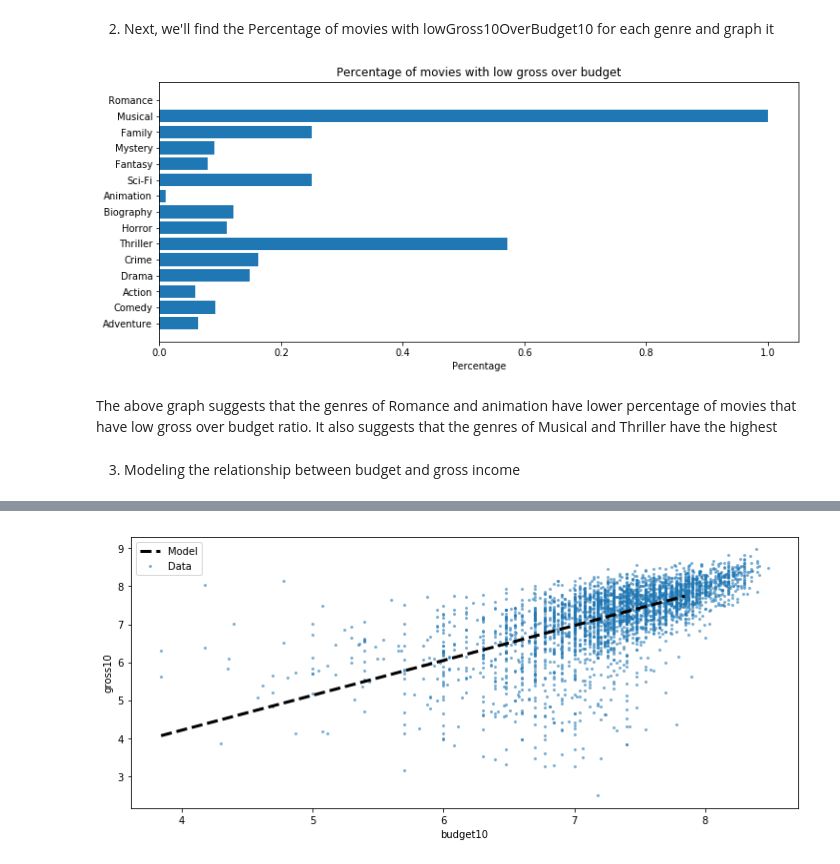
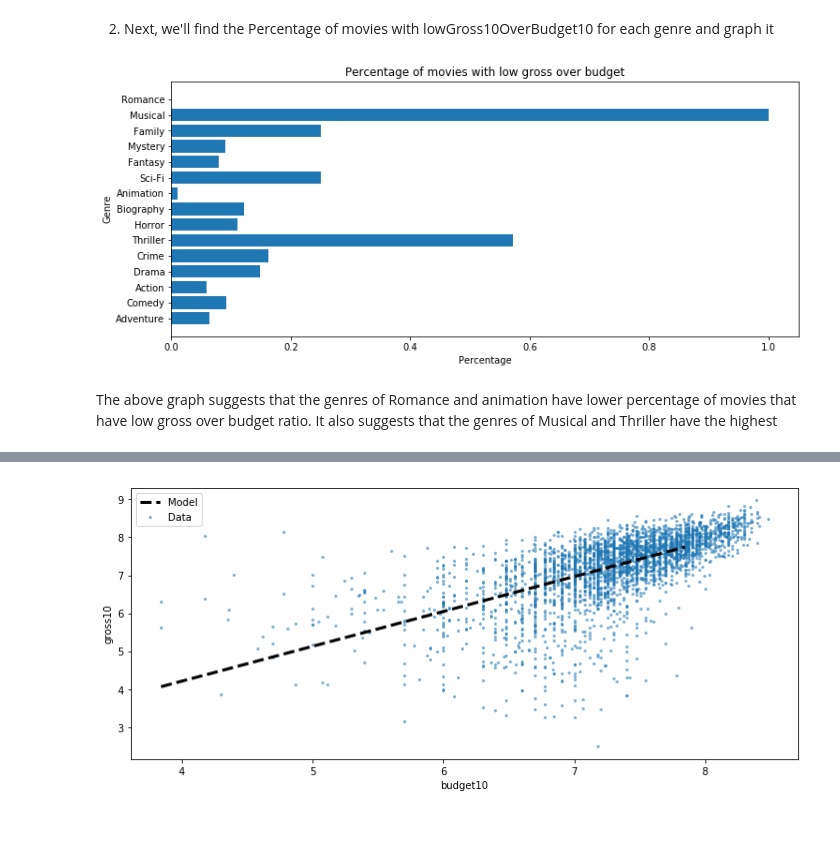
Before and after one commit to Dragon-Abyss/Cogs-Final, a Jupyter notebook: final-108.ipynb, the cells around one changed output, grey strips where cells are left out. Drawn from its saved outputs; the diff is of its cells as text; code cells hidden in the pictures; blank space fills up the shorter version.

```diff
--- a/final-108.ipynb
+++ b/final-108.ipynb
@@ -266,26 +289,25 @@ The above graph suggests that the months of June, July, August and December have
 # %%
 genreArr = df['genre'].unique()
 month_lowRatio = []
 genre_lowCounts = lowGross10OverBudget10['genre'].value_counts()
 for i in genreArr:
     if i in genre_lowCounts:
         ratio = (genre_lowCounts.loc[i].item()) / len(df[df['genre'] == i])
         month_lowRatio.append(ratio)
     else:
         month_lowRatio.append(0)
 
 low_genre_ratio_df = pd.DataFrame({"genre":genreArr, "ratio":month_lowRatio})
 
 f = plt.figure(figsize=(12, 5))
 ax = f.add_subplot(1, 1, 1)
 plt.barh(low_genre_ratio_df['genre'], low_genre_ratio_df['ratio'], align='center', alpha=1)
 plt.xlabel('Percentage')
+plt.ylabel('Genre')
 plt.title('Percentage of movies with low gross over budget')
 
 plt.show()
 # %% [output]
-[figure, old version]
+[figure, new version]
 # %% [markdown]
 The above graph suggests that the genres of Romance and animation have lower percentage of movies that have low gross over budget ratio. It also suggests that the genres of Musical and Thriller have the highest
-# %% [markdown]
-3) Modeling the relationship between budget and gross income
```
Also changed, not shown: parts of 27 cells of this notebook.
